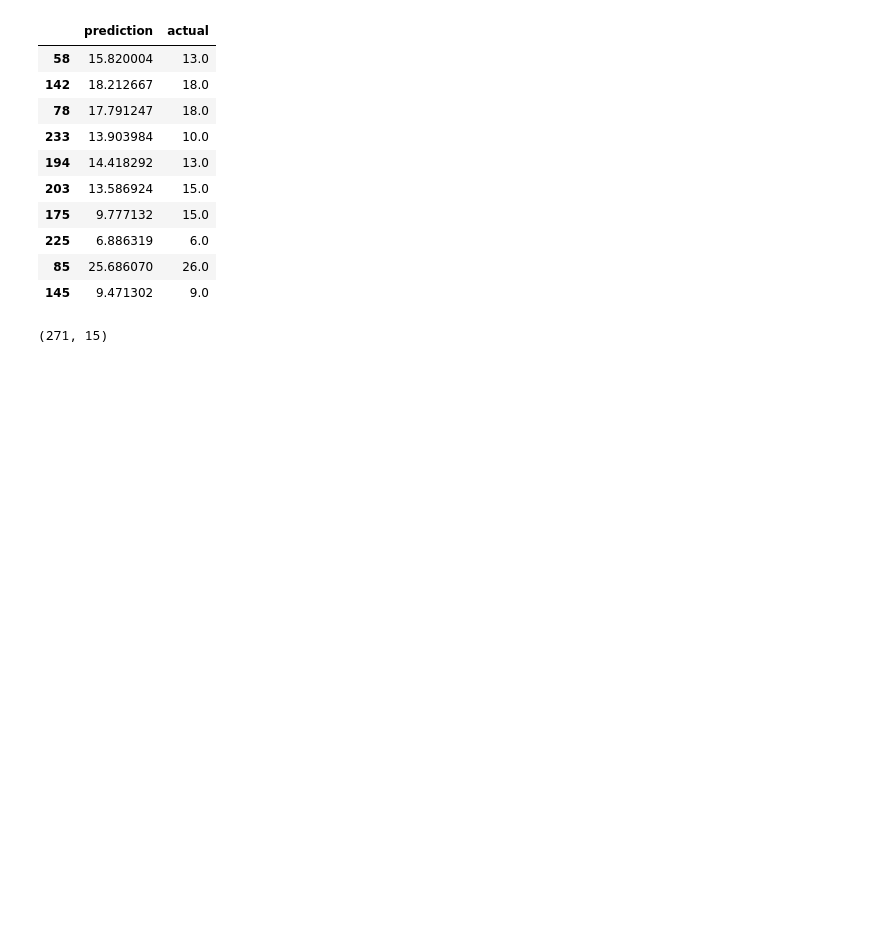
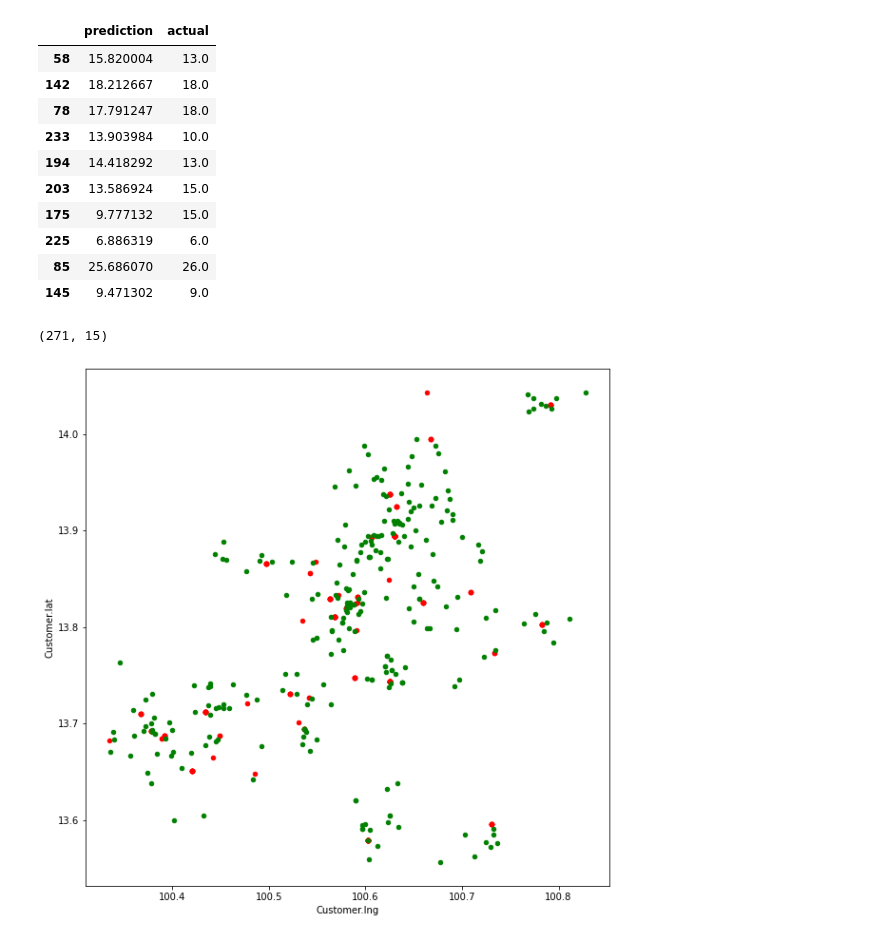
Before and after one commit to multi-order-planning-RBH/predictor, a Jupyter notebook: rbh_deliverytime_approximation.ipynb, the cells around one changed output. Cells and saved outputs as stored; diff of their text form; code cells hidden in the pictures; blank space fills up the shorter version.

```diff
--- a/rbh_deliverytime_approximation.ipynb
+++ b/rbh_deliverytime_approximation.ipynb
@@ -314,3 +318,10 @@ pd.DataFrame({"prediction":pred, "actual":y}).sample(10)
 df.shape
 # %% [output]
 (271, 15)
+# %%
+ax = X.plot(kind='scatter', x="Merchant.Lng", y="Merchant.Lat", color='r')
+ax = X.plot(kind='scatter', x="Customer.lng", y="Customer.lat", color='g', ax=ax)
+ax.axes.set_aspect('equal')
+ax.figure.set_size_inches(10,10)
+# %% [output]
+[figure, added]
```
Also changed, not shown: parts of 6 cells of this notebook, 3 other files.
